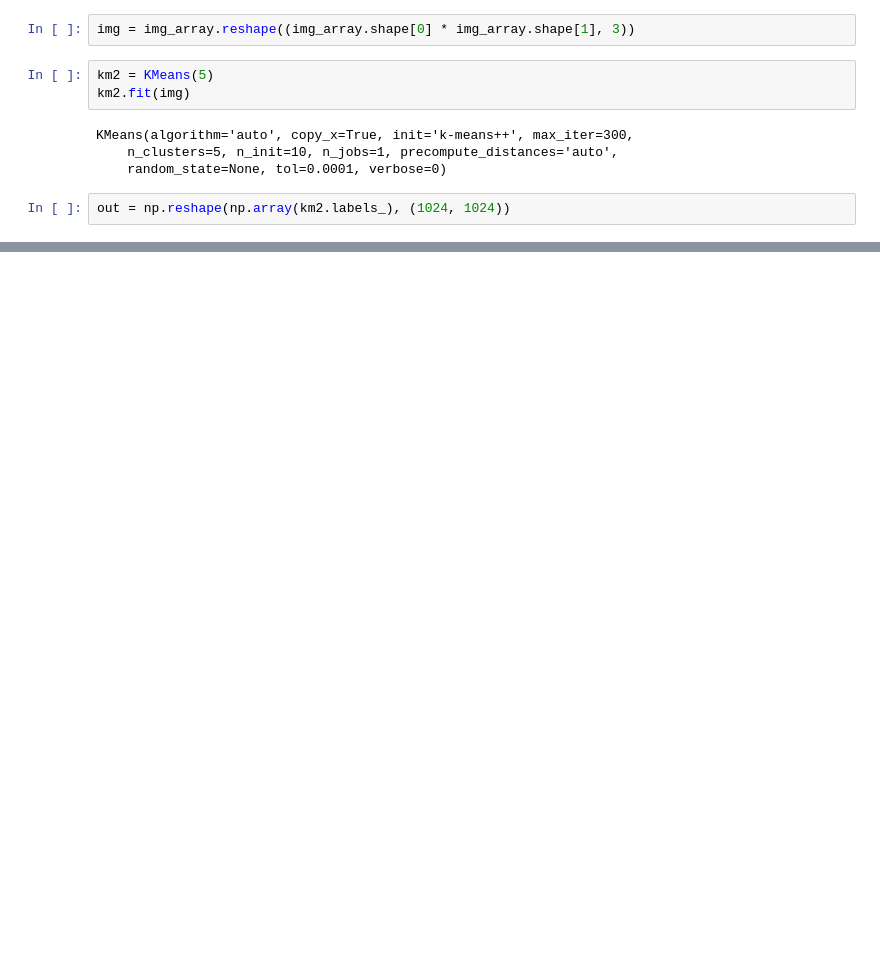
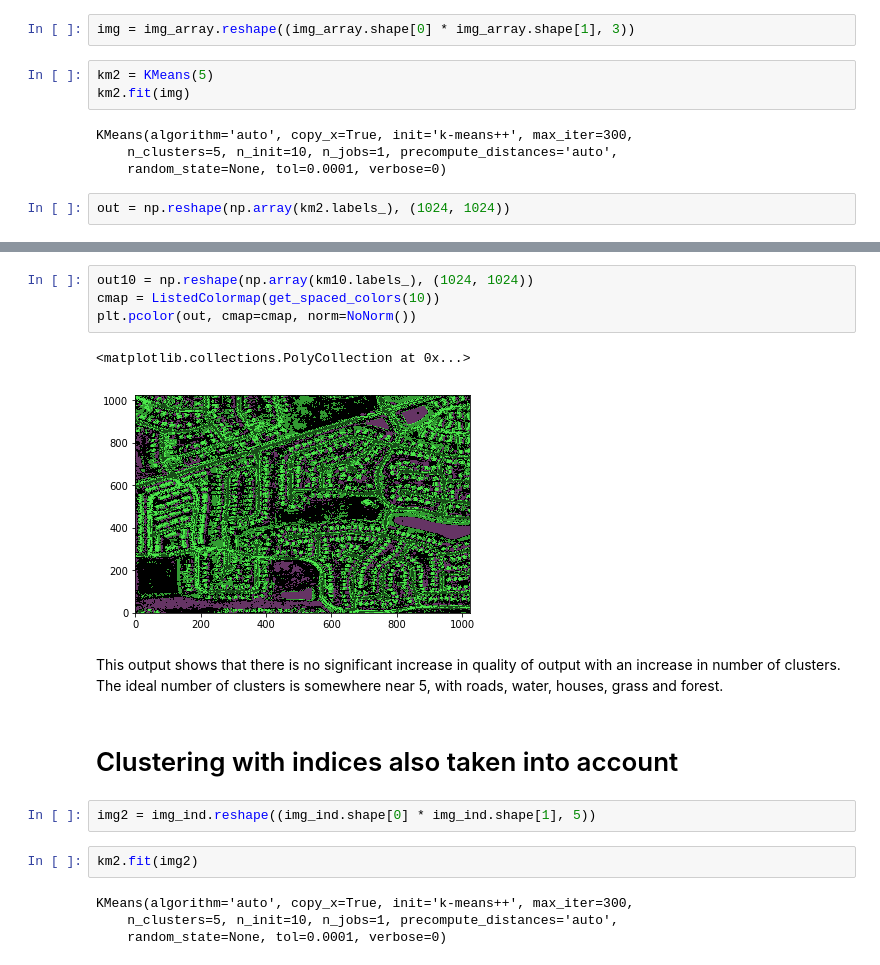
Before and after one commit to aravind-anantha/Spatio-Temporal-Data-Mining, a Jupyter notebook: Satellite Image Clustering/kmeans_clustering.ipynb, the cells around one changed output, grey strips where cells are left out. Drawn from its saved outputs; the diff is of its cells as text; blank space fills up the shorter version.

```diff
--- a/Satellite Image Clustering/kmeans_clustering.ipynb
+++ b/Satellite Image Clustering/kmeans_clustering.ipynb
@@ -44,0 +58,19 @@ plt.pcolor(out, cmap=cmap, norm=NoNorm())
+# %%
+out10 = np.reshape(np.array(km10.labels_), (1024, 1024))
+cmap = ListedColormap(get_spaced_colors(10))
+plt.pcolor(out, cmap=cmap, norm=NoNorm())
+# %% [output]
+<matplotlib.collections.PolyCollection at 0x...>
+[figure, added]
+# %% [markdown]
+This output shows that there is no significant increase in quality of output with an increase in number of clusters. The ideal number of clusters is somewhere near 5, with roads, water, houses, grass and forest.
+# %% [markdown]
+# Clustering with indices also taken into account
+# %%
+img2 = img_ind.reshape((img_ind.shape[0] * img_ind.shape[1], 5))
+# %%
+km2.fit(img2)
+# %% [output]
+KMeans(algorithm='auto', copy_x=True, init='k-means++', max_iter=300,
+    n_clusters=5, n_init=10, n_jobs=1, precompute_distances='auto',
+    random_state=None, tol=0.0001, verbose=0)
```
Also changed, not shown: parts of 14 cells of this notebook.
